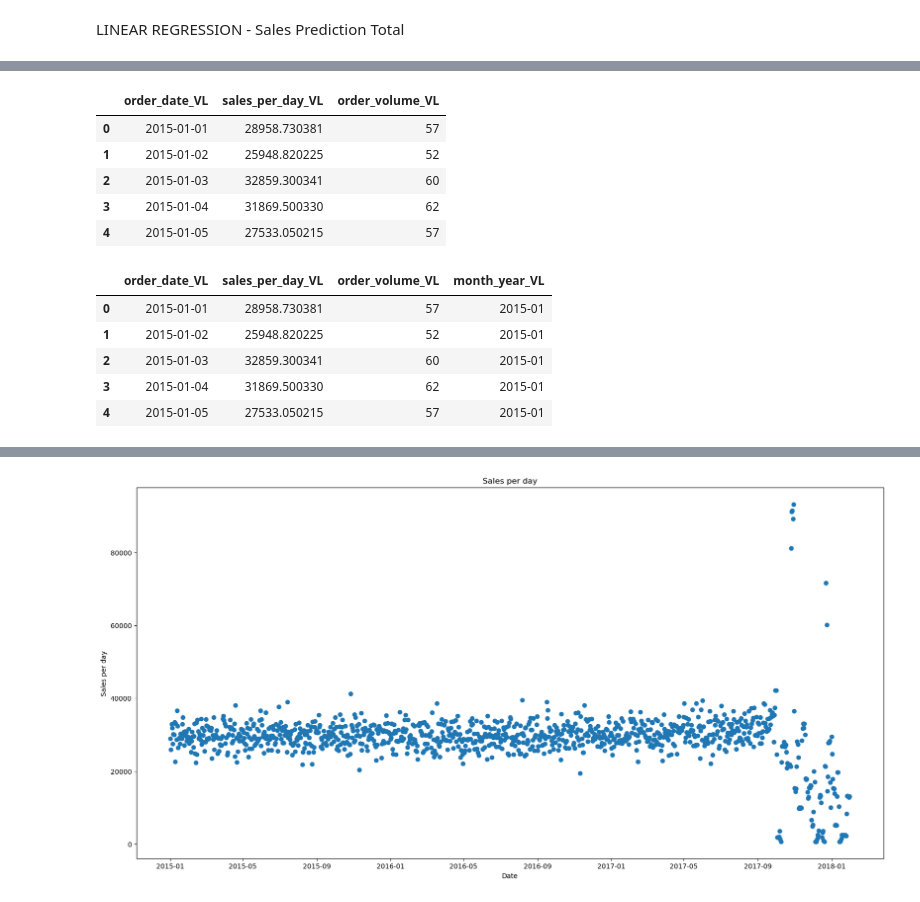
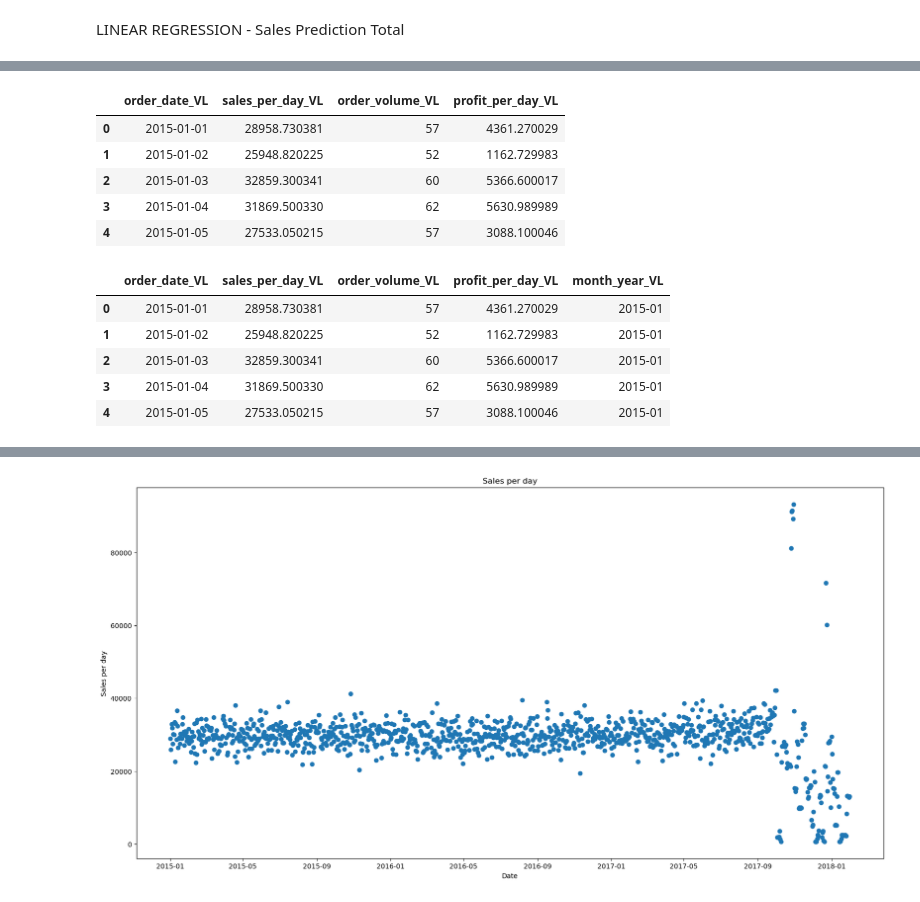
Before and after one commit to jdmandras/Project-4, a Jupyter notebook: SupplyChainVL-SalesPrediction.ipynb, the cells around one changed output, grey strips where cells are left out. Drawn from its saved outputs; the diff is of its cells as text; code cells hidden in the pictures.

```diff
--- a/SupplyChainVL-SalesPrediction.ipynb
+++ b/SupplyChainVL-SalesPrediction.ipynb
@@ -50,3 +51,8 @@ Product Status                     int64
 shipping date (DateOrders)        object
 Shipping Mode                     object
 dtype: object
+# %%
+#removing duplicate & unnecessary columns from the dataset
+#Drop "Customer Email","Customer Password", "Customer Street", "Customer Fname" , "Customer Lname", "Sales per customer" [the same as "Order Item Total"], "Benefit per order" [the same as "Order Profit Per Order"], "Product Description","Category Id" [the same as "Product Category Id"],"Product Image", "Product Status"
+DataCO_df = DataCO_df.drop(columns=["Customer Email","Customer Password", "Customer Street", "Customer Fname" , "Customer Lname", "Sales per customer", "Benefit per order", "Product Description","Category Id", "Product Image", "Product Status"])
+DataCO_df.head()
@@ -81,34 +112,36 @@ DataCO_df.head(3)
 # %%
 #create a new dataframe with "order_date_VL" as index and sum of "Sales per customer" for each day
-sales_df = DataCO_df.groupby(['order_date_VL'])['Sales per customer'].sum().reset_index()
+sales_df = DataCO_df.groupby(['order_date_VL'])['Order Item Total'].sum().reset_index()
 
 #add a column with number of orders per day which is the number of unique "Order ID" for each day
 sales_df['order_volume_VL'] = DataCO_df.groupby(['order_date_VL'])['Order Id'].nunique().reset_index()['Order Id']
+#add a column with "order Profit Per Order" for each day
+sales_df['profit_per_day_VL'] = DataCO_df.groupby(['order_date_VL'])['Order Profit Per Order'].sum().reset_index()['Order Profit Per Order']
 
 #change the column names "Sales per customer" to "sales_per_day_VL"
-sales_df = sales_df.rename(columns={"Sales per customer": "sales_per_day_VL"})
+sales_df = sales_df.rename(columns={"Order Item Total": "sales_per_day_VL"})
 #edit format for "order_date_VL" column to date data type withour time
 sales_df['order_date_VL'] = pd.to_datetime(sales_df['order_date_VL']).dt.date
 
 sales_df.head(5)
 # %% [output]
-|  | order_date_VL | sales_per_day_VL | order_volume_VL |
-| 0 | 2015-01-01 | 28958.730381 | 57 |
-| 1 | 2015-01-02 | 25948.820225 | 52 |
-| 2 | 2015-01-03 | 32859.300341 | 60 |
-| 3 | 2015-01-04 | 31869.500330 | 62 |
-| 4 | 2015-01-05 | 27533.050215 | 57 |
+|  | order_date_VL | sales_per_day_VL | order_volume_VL | profit_per_day_VL |
+| 0 | 2015-01-01 | 28958.730381 | 57 | 4361.270029 |
+| 1 | 2015-01-02 | 25948.820225 | 52 | 1162.729983 |
+| 2 | 2015-01-03 | 32859.300341 | 60 | 5366.600017 |
+| 3 | 2015-01-04 | 31869.500330 | 62 | 5630.989989 |
+| 4 | 2015-01-05 | 27533.050215 | 57 | 3088.100046 |
 # %%
 #create additional column with month and year
 sales_df['month_year_VL'] = pd.to_datetime(sales_df['order_date_VL']).dt.to_period('M')
 sales_df.head(5)
 # %% [output]
-|  | order_date_VL | sales_per_day_VL | order_volume_VL | month_year_VL |
-| 0 | 2015-01-01 | 28958.730381 | 57 | 2015-01 |
-| 1 | 2015-01-02 | 25948.820225 | 52 | 2015-01 |
-| 2 | 2015-01-03 | 32859.300341 | 60 | 2015-01 |
-| 3 | 2015-01-04 | 31869.500330 | 62 | 2015-01 |
-| 4 | 2015-01-05 | 27533.050215 | 57 | 2015-01 |
+|  | order_date_VL | sales_per_day_VL | order_volume_VL | profit_per_day_VL | month_year_VL |
+| 0 | 2015-01-01 | 28958.730381 | 57 | 4361.270029 | 2015-01 |
+| 1 | 2015-01-02 | 25948.820225 | 52 | 1162.729983 | 2015-01 |
+| 2 | 2015-01-03 | 32859.300341 | 60 | 5366.600017 | 2015-01 |
+| 3 | 2015-01-04 | 31869.500330 | 62 | 5630.989989 | 2015-01 |
+| 4 | 2015-01-05 | 27533.050215 | 57 | 3088.100046 | 2015-01 |
 # %%
 sales_df.dtypes
 # %% [output]
```
Also changed, not shown: parts of 43 cells of this notebook, 1 other file.
